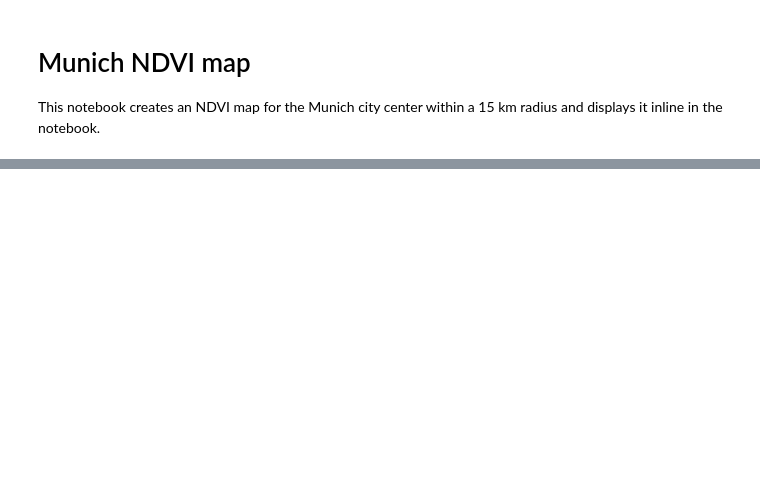
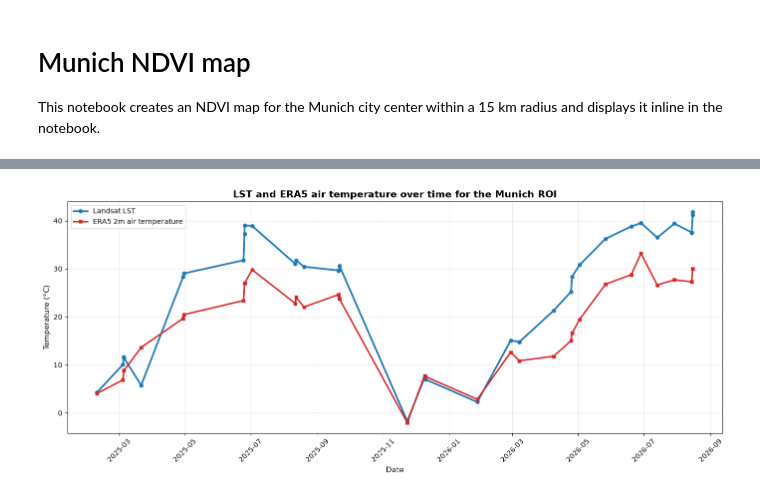
Before and after one commit to SimonMa404/development, a Jupyter notebook: gee_test.ipynb, the cells around one changed output, grey strips where cells are left out. Cells and saved outputs as stored; diff of their text form; code cells hidden in the pictures; blank space fills up the shorter version.

```diff
--- a/gee_test.ipynb
+++ b/gee_test.ipynb
@@ -53,0 +150,89 @@ Image(url=ndvi_thumb)
+# %%
+# Match each Landsat LST observation to ERA5 air temperature for the same hour as the image acquisition
+era5_collection = (
+    ee.ImageCollection('ECMWF/ERA5_LAND/HOURLY')
+    .select('temperature_2m')
+    .filterBounds(roi)
+    .filterDate('2024-09-25', '2026-09-25')
+)
+
+
+def add_era5_air_temp(img):
+    date = img.date()
+    start = date.advance(-30, 'minute')
+    end = date.advance(30, 'minute')
+
+    era5_hour = (
+        era5_collection.filterDate(start, end)
+        .mean()
+        .subtract(273.15)
+        .rename('air_temp_c')
+    )
+
+    lst = kelvin_to_celsius(img).rename('LST_C')
+
+    lst_value = lst.reduceRegion(
+        reducer=ee.Reducer.mean(),
+        geometry=roi,
+        scale=100,
+        maxPixels=1e9,
+    ).get('LST_C')
+
+    air_value = era5_hour.reduceRegion(
+        reducer=ee.Reducer.mean(),
+        geometry=roi,
+        scale=10000,
+        maxPixels=1e9,
+    ).get('air_temp_c')
+
+    return ee.Feature(None, {
+        'date': date.format('YYYY-MM-dd HH:mm'),
+        'lst_c': lst_value,
+        'era5_air_temp_c': air_value,
+    })
+
+
+matched = (
+    ee.FeatureCollection(lst_collection.map(add_era5_air_temp))
+    .filter(ee.Filter.notNull(['lst_c', 'era5_air_temp_c']))
+    .sort('date')
+)
+
+matched_info = matched.getInfo()
+rows = [{
+    'date': f['properties']['date'],
+    'lst_c': float(f['properties']['lst_c']),
+    'era5_air_temp_c': float(f['properties']['era5_air_temp_c']),
+} for f in matched_info['features']]
+
+table = pd.DataFrame(rows).sort_values('date').reset_index(drop=True)
+table['date'] = pd.to_datetime(table['date'])
+table['diff_c'] = (table['lst_c'] - table['era5_air_temp_c']).round(2)
+table = table[['date', 'lst_c', 'era5_air_temp_c', 'diff_c']].copy()
+for col in ['lst_c', 'era5_air_temp_c', 'diff_c']:
+    table[col] = table[col].round(2)
+
+# Well-designed time series plot with both LST and ERA5 air temperature
+plt.figure(figsize=(14, 6))
+plt.plot(
+    table['date'], table['lst_c'],
+    color='#1f77b4', linewidth=2.5, marker='o', markersize=5,
+    label='Landsat LST'
+)
+plt.plot(
+    table['date'], table['era5_air_temp_c'],
+    color='#d62728', linewidth=2.2, marker='s', markersize=4,
+    label='ERA5 2m air temperature'
+)
+plt.title('LST and ERA5 air temperature over time for the Munich ROI', fontsize=14, weight='bold')
+plt.xlabel('Date', fontsize=11)
+plt.ylabel('Temperature (°C)', fontsize=11)
+plt.xticks(rotation=45)
+plt.grid(True, alpha=0.3)
+plt.legend(frameon=True)
+plt.tight_layout()
+plt.show()
+
+table
+# %% [output]
+[figure, added]
```
Also changed, not shown: parts of 4 cells of this notebook, 50 other files.
